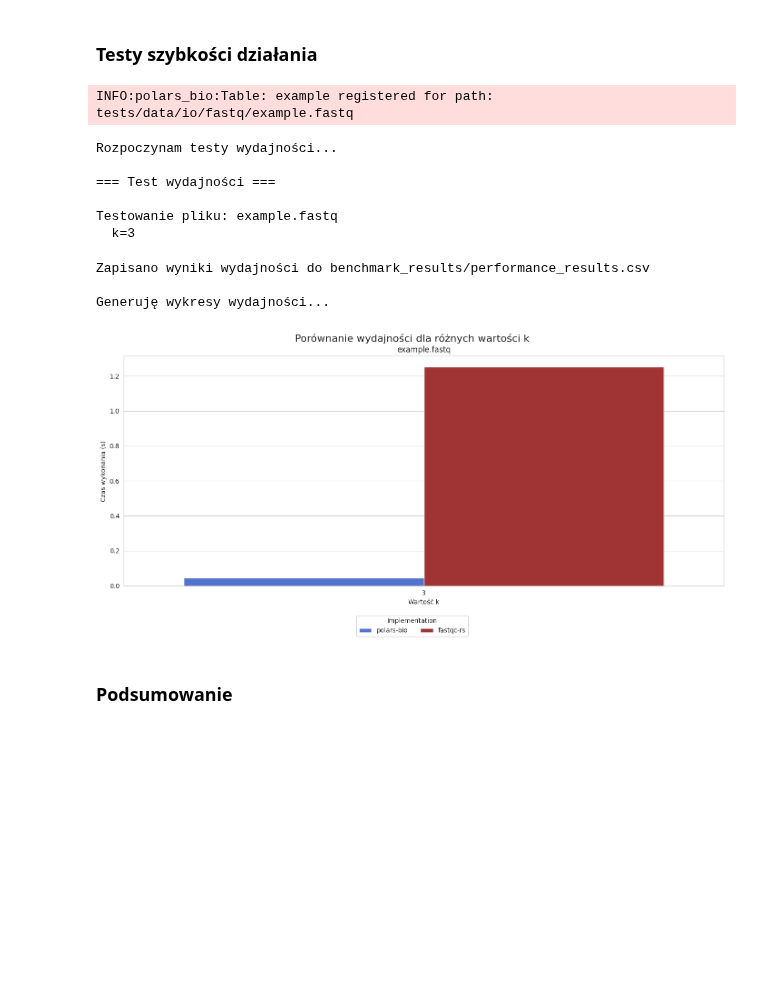
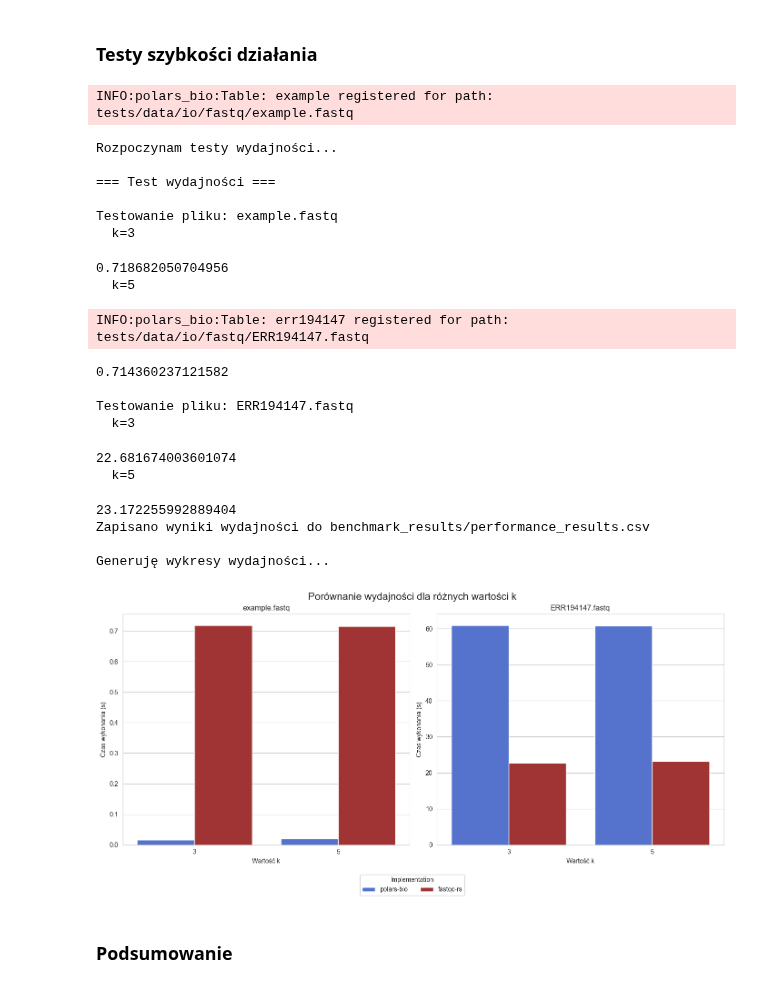
Before and after one commit to biodatageeks/polars-bio, a Jupyter notebook: sprawozdanie.ipynb, the cells around one changed output. Drawn from its saved outputs; the diff is of its cells as text; code cells hidden in the pictures; blank space fills up the shorter version.

```diff
--- a/sprawozdanie.ipynb
+++ b/sprawozdanie.ipynb
@@ -44,32 +44,41 @@ INFO:polars_bio:Table: temp registered for path: tests/data/io/fastq/temp.fastq
 # %%
 print("\nRozpoczynam testy wydajności...")
 performance_results = performance_test(
     fastq_paths=[SMALL_FASTQ_PATH, LARGE_FASTQ_PATH],
-    k_values=[3],
+    k_values=[3,5],
     include_fastqc_rs=True
 )
-# Zapisz wyniki wydajności do CSV
 results_path = os.path.join(OUTPUT_DIR, "performance_results.csv")
 performance_results.to_csv(results_path, index=False)
 print(f"Zapisano wyniki wydajności do {results_path}")
 
 print("\nGeneruję wykresy wydajności...")
 visualize_performance_results(
     performance_results,
     save_path=os.path.join(OUTPUT_DIR, "performance")
 )
 # %% [output]
 INFO:polars_bio:Table: example registered for path: tests/data/io/fastq/example.fastq
 Rozpoczynam testy wydajności...
 
 === Test wydajności ===
 
 Testowanie pliku: example.fastq
   k=3
-Zapisano wyniki wydajności do benchmark_results/performance_results.csv
-
-Generuję wykresy wydajności...
+0.718682050704956
+  k=5
+INFO:polars_bio:Table: err194147 registered for path: tests/data/io/fastq/ERR194147.fastq
+0.714360237121582
+
+Testowanie pliku: ERR194147.fastq
+  k=3
+22.681674003601074
+  k=5
+23.172255992889404
+Zapisano wyniki wydajności do benchmark_results/performance_results.csv
+
+Generuję wykresy wydajności...
-[figure, old version]
+[figure, new version]
 # %% [markdown]
 ### Podsumowanie
 # %% [markdown]
```
Also changed, not shown: parts of 1 cell of this notebook, 2 other files.
